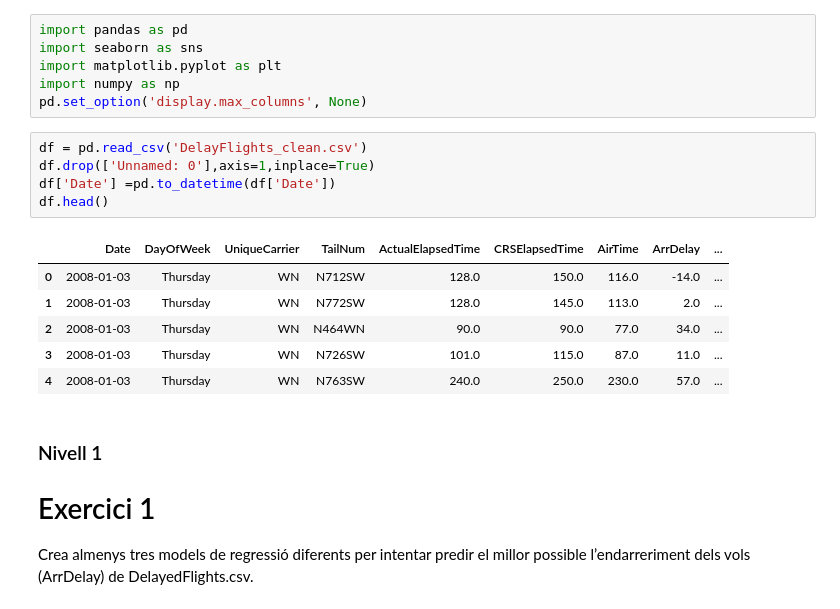
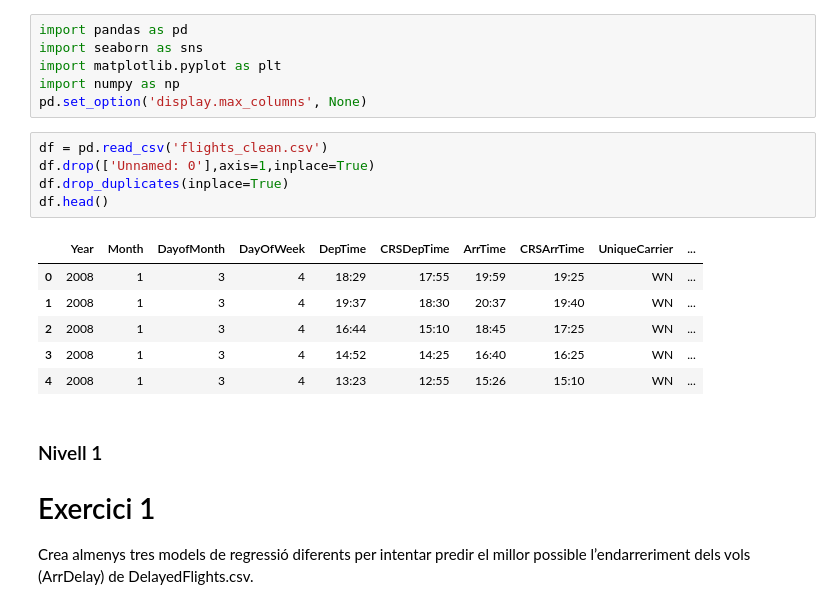
Before and after one commit to ManelForcales/Supervisat_Regressio, a Jupyter notebook: Sprint12 - Regressio.ipynb, the cells around one changed output. Cells and saved outputs as stored; diff of their text form.

```diff
--- a/Sprint12 - Regressio.ipynb
+++ b/Sprint12 - Regressio.ipynb
@@ -5,17 +5,17 @@ import matplotlib.pyplot as plt
 import numpy as np
 pd.set_option('display.max_columns', None)
 # %%
-df = pd.read_csv('DelayFlights_clean.csv')
+df = pd.read_csv('flights_clean.csv')
 df.drop(['Unnamed: 0'],axis=1,inplace=True)
-df['Date'] =pd.to_datetime(df['Date'])
+df.drop_duplicates(inplace=True)
 df.head()
 # %% [output]
-|  | Date | DayOfWeek | UniqueCarrier | TailNum | ActualElapsedTime | CRSElapsedTime | AirTime | ArrDelay | ... |
-| 0 | 2008-01-03 | Thursday | WN | N712SW | 128.0 | 150.0 | 116.0 | -14.0 | ... |
-| 1 | 2008-01-03 | Thursday | WN | N772SW | 128.0 | 145.0 | 113.0 | 2.0 | ... |
-| 2 | 2008-01-03 | Thursday | WN | N464WN | 90.0 | 90.0 | 77.0 | 34.0 | ... |
-| 3 | 2008-01-03 | Thursday | WN | N726SW | 101.0 | 115.0 | 87.0 | 11.0 | ... |
-| 4 | 2008-01-03 | Thursday | WN | N763SW | 240.0 | 250.0 | 230.0 | 57.0 | ... |
+|  | Year | Month | DayofMonth | DayOfWeek | DepTime | CRSDepTime | ArrTime | CRSArrTime | UniqueCarrier | ... |
+| 0 | 2008 | 1 | 3 | 4 | 18:29 | 17:55 | 19:59 | 19:25 | WN | ... |
+| 1 | 2008 | 1 | 3 | 4 | 19:37 | 18:30 | 20:37 | 19:40 | WN | ... |
+| 2 | 2008 | 1 | 3 | 4 | 16:44 | 15:10 | 18:45 | 17:25 | WN | ... |
+| 3 | 2008 | 1 | 3 | 4 | 14:52 | 14:25 | 16:40 | 16:25 | WN | ... |
+| 4 | 2008 | 1 | 3 | 4 | 13:23 | 12:55 | 15:26 | 15:10 | WN | ... |
 # %% [markdown]
 ### Nivell 1
 
```
Also changed, not shown: parts of 49 cells of this notebook.
